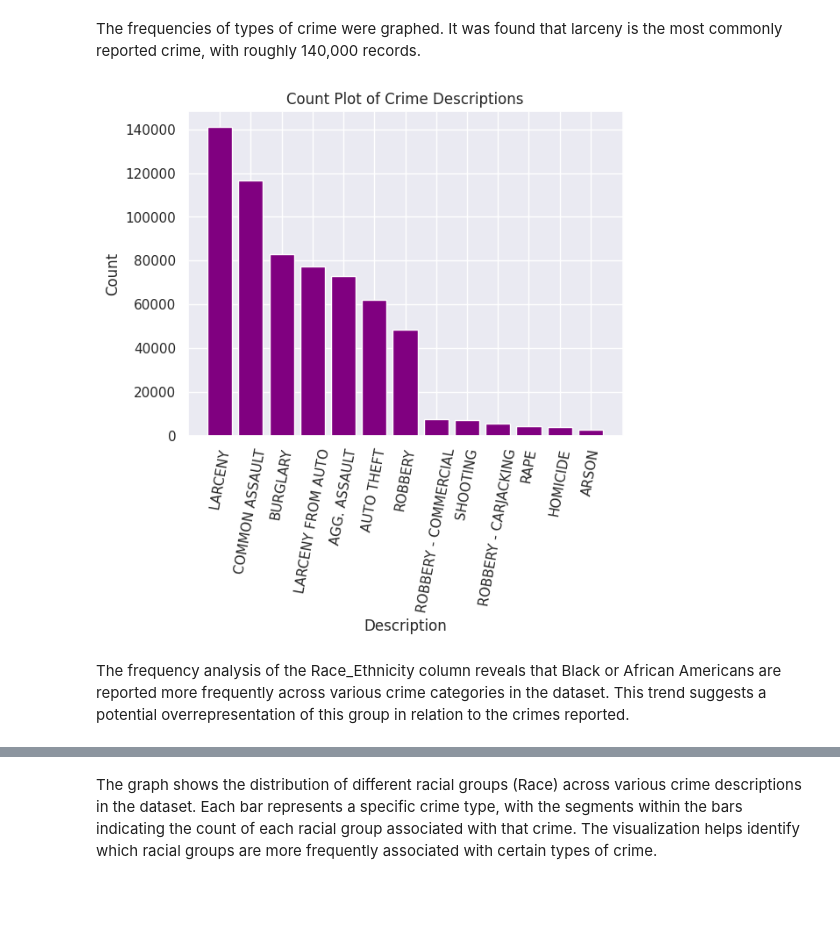
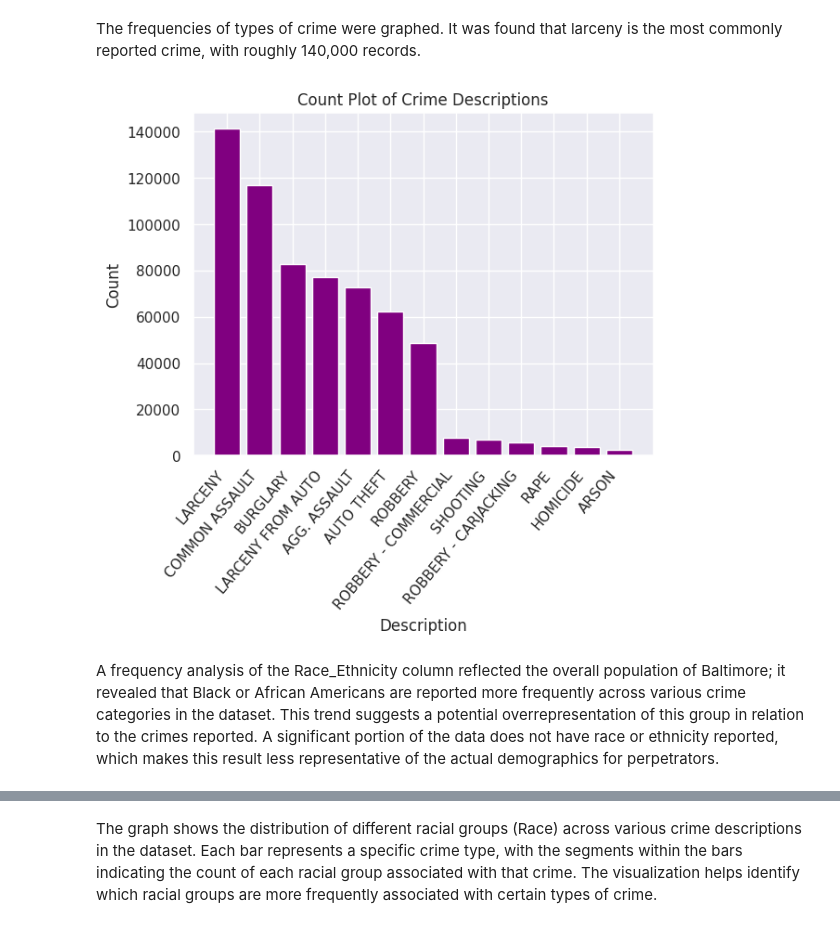
Before and after one commit to mariap13/CMSC320-FinalProject, a Jupyter notebook: CMSC320_Final_Project_MP_KRT.ipynb, the cells around one changed output, grey strips where cells are left out. Drawn from its saved outputs; the diff is of its cells as text; code cells hidden in the pictures; blank space fills up the shorter version.

Commit message:
Started development on RandomForest classifier; worked on data imputation and edits to graphs

```diff
--- a/CMSC320_Final_Project_MP_KRT.ipynb
+++ b/CMSC320_Final_Project_MP_KRT.ipynb
@@ -361,6 +365,7 @@ crime_data.replace('FIRE_INCENDI', 'FIRE_INCENDIARY_DEVICE', inplace=True)
 crime_data.replace('MOTOR_VEHICL', 'MOTOR_VEHICLE_VESSEL', inplace=True)
 crime_data.replace('DRUGS_NARCOT', 'DRUGS_NARCOTICS_SLEEPING_PILLS', inplace=True)
 crime_data.replace('Y', 'OTHER', inplace=True)
+crime_data['Weapon'].replace(np.nan, 'NONE', inplace=True)
 print("Weapons after editing:", crime_data['Weapon'].unique())
 # %% [output]
 Weapons before editing: [nan 'OTHER_FIREAR' 'PERSONAL_WEAPONS' 'HANDGUN' 'BLUNT_OBJECT' 'OTHER'
@@ -414,0 +420,17 @@ Different types of Weapons: [nan 'FIREARM' 'PERSONAL_WEAPON' 'HANDGUN' 'BLUNT_OB
+# %%
+print("Null district values in data_new_district:", crime_data['PremiseType'].isna().sum())
+print("Percent of records with null district values:", crime_data['PremiseType'].isna().sum()/data_new_district.shape[0])
+
+# Get the subset of dataset that does NOT have premise type but DOES have description
+no_premise = crime_data[crime_data['PremiseType'].isna() & crime_data['Description'].notnull()]
+print("Total rows in no_premise dataset:", no_premise.shape[0])
+
+# Impute null values using crime_data for no_premise
+descrip_per_premise = crime_data.groupby('Description')['PremiseType'].agg(lambda x: x.value_counts().idxmax())
+descrip_per_premise = descrip_per_premise.to_dict()
+no_premise['PremiseType'] = no_premise.apply(lambda row: descrip_per_premise[row['Description']] if pd.isna(row['PremiseType']) else row['PremiseType'], axis=1)
+print("Null districts in no_district subset after imputation:", no_premise['PremiseType'].isna().sum())
+
+# Apply these changes to crime_data
+crime_data[crime_data['PremiseType'].isna() & crime_data['Description'].notnull()] = no_premise
+print("Null district values in crime_data after imputation:", crime_data['PremiseType'].isna().sum())
@@ -421,6 +454,7 @@ print("Ethnicity:", crime_data['Ethnicity'].unique(), '\n')
 # Replace NaN values with 'UNKNOWN' and assign them back to the dataframe
 crime_data['Race'] = crime_data['Race'].fillna('UNKNOWN')
 crime_data['Ethnicity'] = crime_data['Ethnicity'].fillna('UNKNOWN')
+crime_data['Ethnicity'].replace(' ', 'UNKNOWN', inplace=True)
 # Combine Race and Ethnicity into a new column
 crime_data['Race_Ethnicity'] = crime_data['Race'] + '_' + crime_data['Ethnicity']
 print(crime_data['Race_Ethnicity'].unique())
@@ -517,15 +551,15 @@ plt.show()
 The frequencies of types of crime were graphed.  It was found that larceny is the most commonly reported crime, with roughly 140,000 records.
 # %%
 descrip_counts = df['Description'].value_counts()
-
+sns.set(font_scale=1)
 plt.bar(descrip_counts.index, descrip_counts, color='purple')
 plt.title('Count Plot of Crime Descriptions')
 plt.xlabel('Description')
-plt.xticks(rotation=80)
+plt.xticks(rotation=50, horizontalalignment='right')
 plt.ylabel('Count')
 plt.show()
 # %% [output]
-[figure, old version]
+[figure, new version]
 # %% [markdown]
-The frequency analysis of the Race_Ethnicity column reveals that Black or African Americans are reported more frequently across various crime categories in the dataset. This trend suggests a potential overrepresentation of this group in relation to the crimes reported.
+A frequency analysis of the Race_Ethnicity column reflected the overall population of Baltimore; it revealed that Black or African Americans are reported more frequently across various crime categories in the dataset. This trend suggests a potential overrepresentation of this group in relation to the crimes reported.  A significant portion of the data does not have race or ethnicity reported, which makes this result less representative of the actual demographics for perpetrators.
 # %%
```
Also changed, not shown: parts of 29 cells of this notebook.
